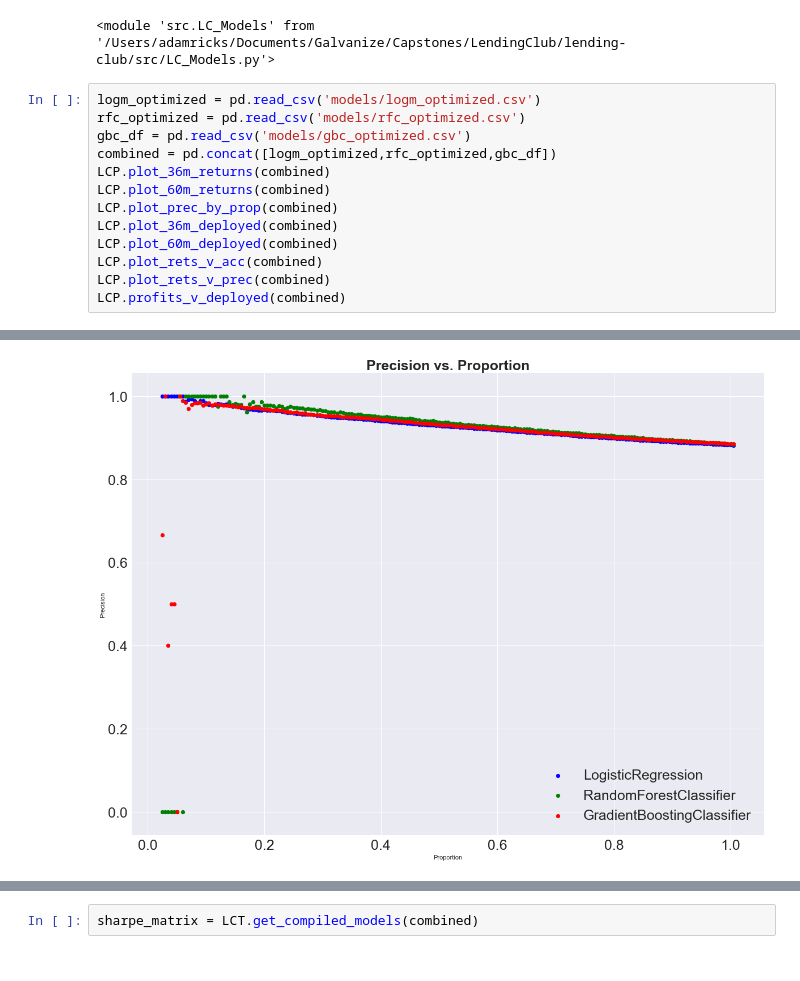
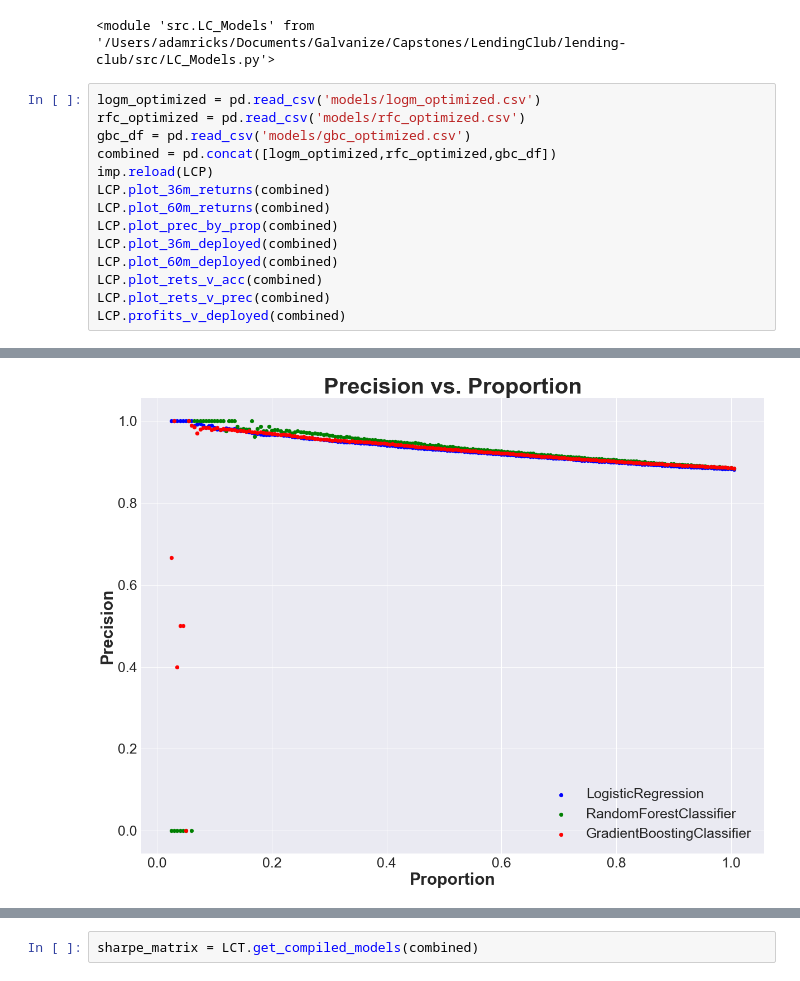
Before and after one commit to ajricks4/lending-club, a Jupyter notebook: LC_Model_Analysis.ipynb, the cells around one changed output, grey strips where cells are left out. Drawn from its saved outputs; the diff is of its cells as text.

```diff
--- a/LC_Model_Analysis.ipynb
+++ b/LC_Model_Analysis.ipynb
@@ -42,6 +42,7 @@ logm_optimized = pd.read_csv('models/logm_optimized.csv')
 rfc_optimized = pd.read_csv('models/rfc_optimized.csv')
 gbc_df = pd.read_csv('models/gbc_optimized.csv')
 combined = pd.concat([logm_optimized,rfc_optimized,gbc_df])
+imp.reload(LCP)
 LCP.plot_36m_returns(combined)
 LCP.plot_60m_returns(combined)
 LCP.plot_prec_by_prop(combined)
@@ -56 +57 @@ LCP.profits_v_deployed(combined)
-[figure, old version]
+[figure, new version]
```
Also changed, not shown: parts of 11 cells of this notebook, 3 other files.
